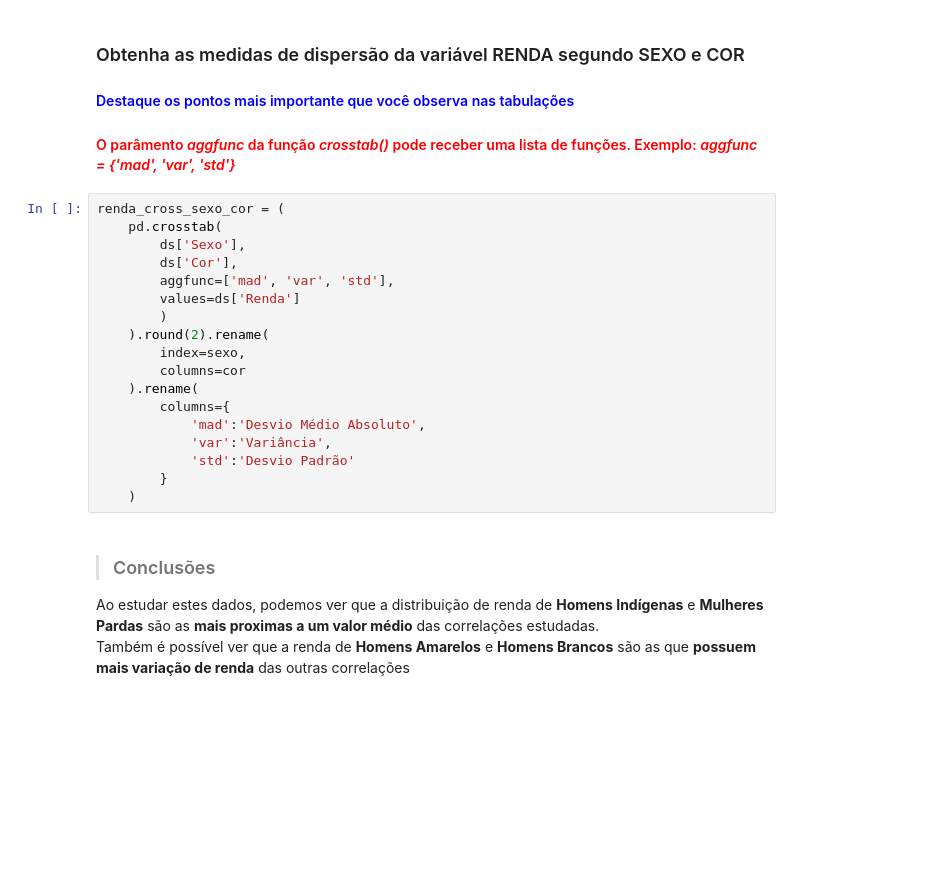
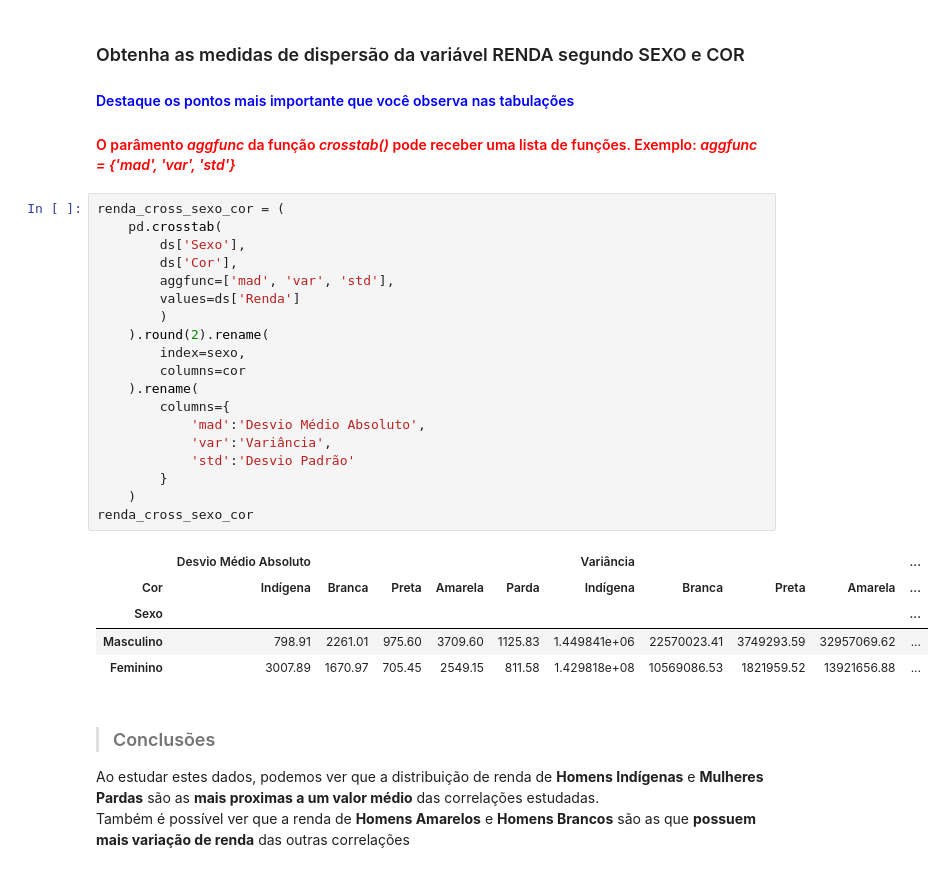
Before and after one commit to RichardRosenblat/alura-estatistica-com-python-parte-1, a Jupyter notebook: Análise_Descritiva.ipynb, the cells around one changed output. Drawn from its saved outputs; the diff is of its cells as text; blank space fills up the shorter version.

```diff
--- a/Análise_Descritiva.ipynb
+++ b/Análise_Descritiva.ipynb
@@ -480,21 +480,28 @@ Ao analizar os dados nas tabelas, podemos ver que **Homens Brancos** possuem o *
 # %%
 renda_cross_sexo_cor = (
     pd.crosstab(
         ds['Sexo'],
         ds['Cor'],
         aggfunc=['mad', 'var', 'std'],
         values=ds['Renda']
         )
     ).round(2).rename(
         index=sexo,
         columns=cor
     ).rename(
         columns={
             'mad':'Desvio Médio Absoluto',
             'var':'Variância',
             'std':'Desvio Padrão'
         }
     )
+renda_cross_sexo_cor
+# %% [output]
+|  | Desvio Médio Absoluto |  |  |  |  | Variância |  |  |  | ... |
+| Cor | Indígena | Branca | Preta | Amarela | Parda | Indígena | Branca | Preta | Amarela | ... |
+| Sexo |  |  |  |  |  |  |  |  |  | ... |
+| Masculino | 798.91 | 2261.01 | 975.60 | 3709.60 | 1125.83 | 1.449841e+06 | 22570023.41 | 3749293.59 | 32957069.62 | ... |
+| Feminino | 3007.89 | 1670.97 | 705.45 | 2549.15 | 811.58 | 1.429818e+08 | 10569086.53 | 1821959.52 | 13921656.88 | ... |
 # %% [markdown]
 > ### Conclusões
 
```
Also changed, not shown: parts of 4 cells of this notebook.
